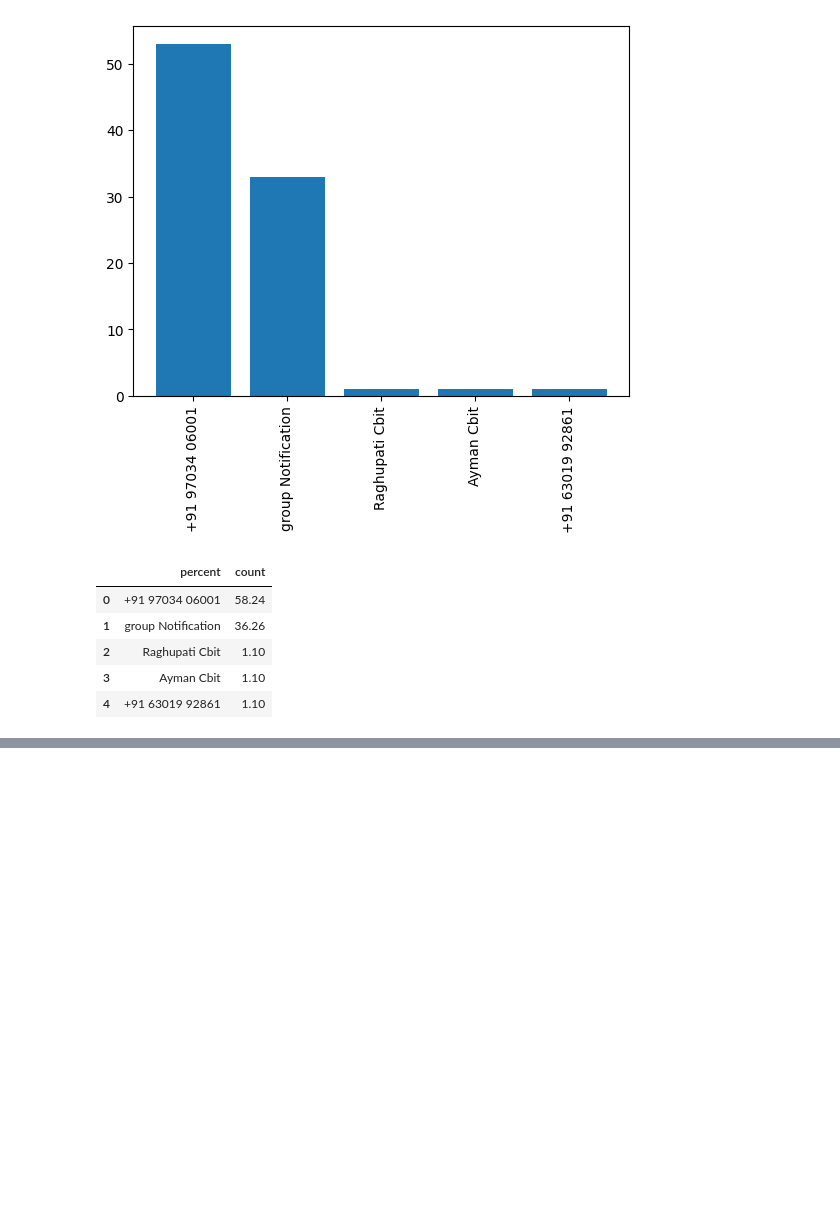
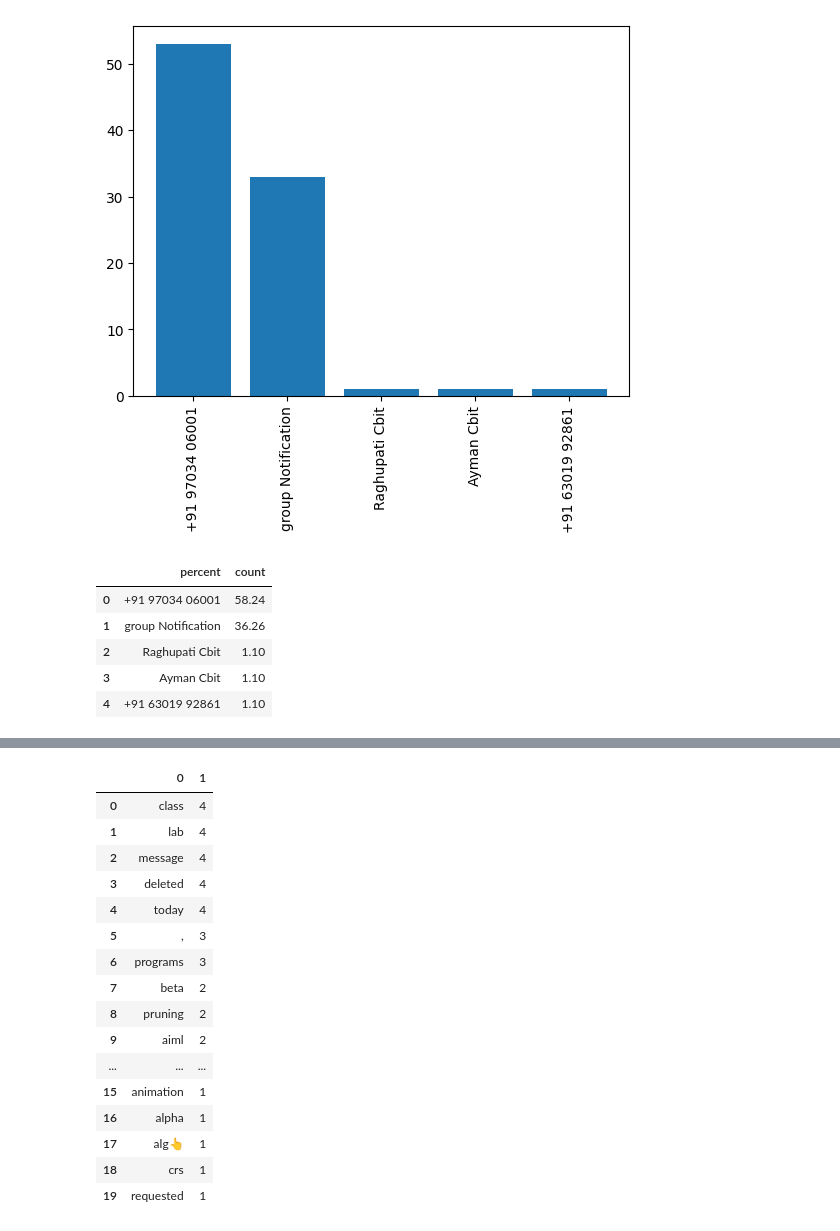
Before and after one commit to mrranger939/whatsappChatAnalyzer, a Jupyter notebook: wtpChatAnalysis.ipynb, the cells around one changed output, grey strips where cells are left out. Drawn from its saved outputs; the diff is of its cells as text; code cells hidden in the pictures; blank space fills up the shorter version.

Commit message:
removed stop words

```diff
--- a/wtpChatAnalysis.ipynb
+++ b/wtpChatAnalysis.ipynb
@@ -215,0 +239,30 @@ round((df['users'].value_counts().head()/df.shape[0]) * 100, 2).reset_index().re
+# %%
+f = open('./stop_hinglish.txt', 'r')
+stop_words = f.read()
+# %%
+words = []
+for message in temp['message']:
+    for word in message.lower().split():
+        if word not in stop_words:
+            words.append(word)
+# %%
+from collections import Counter
+pd.DataFrame(Counter(words).most_common(20))
+# %% [output]
+|  | 0 | 1 |
+| 0 | class | 4 |
+| 1 | lab | 4 |
+| 2 | message | 4 |
+| 3 | deleted | 4 |
+| 4 | today | 4 |
+| 5 | , | 3 |
+| 6 | programs | 3 |
+| 7 | beta | 2 |
+| 8 | pruning | 2 |
+| 9 | aiml | 2 |
+| ... | ... | ... |
+| 15 | animation | 1 |
+| 16 | alpha | 1 |
+| 17 | alg👆 | 1 |
+| 18 | crs | 1 |
+| 19 | requested | 1 |
```
Also changed, not shown: parts of 4 cells of this notebook.
